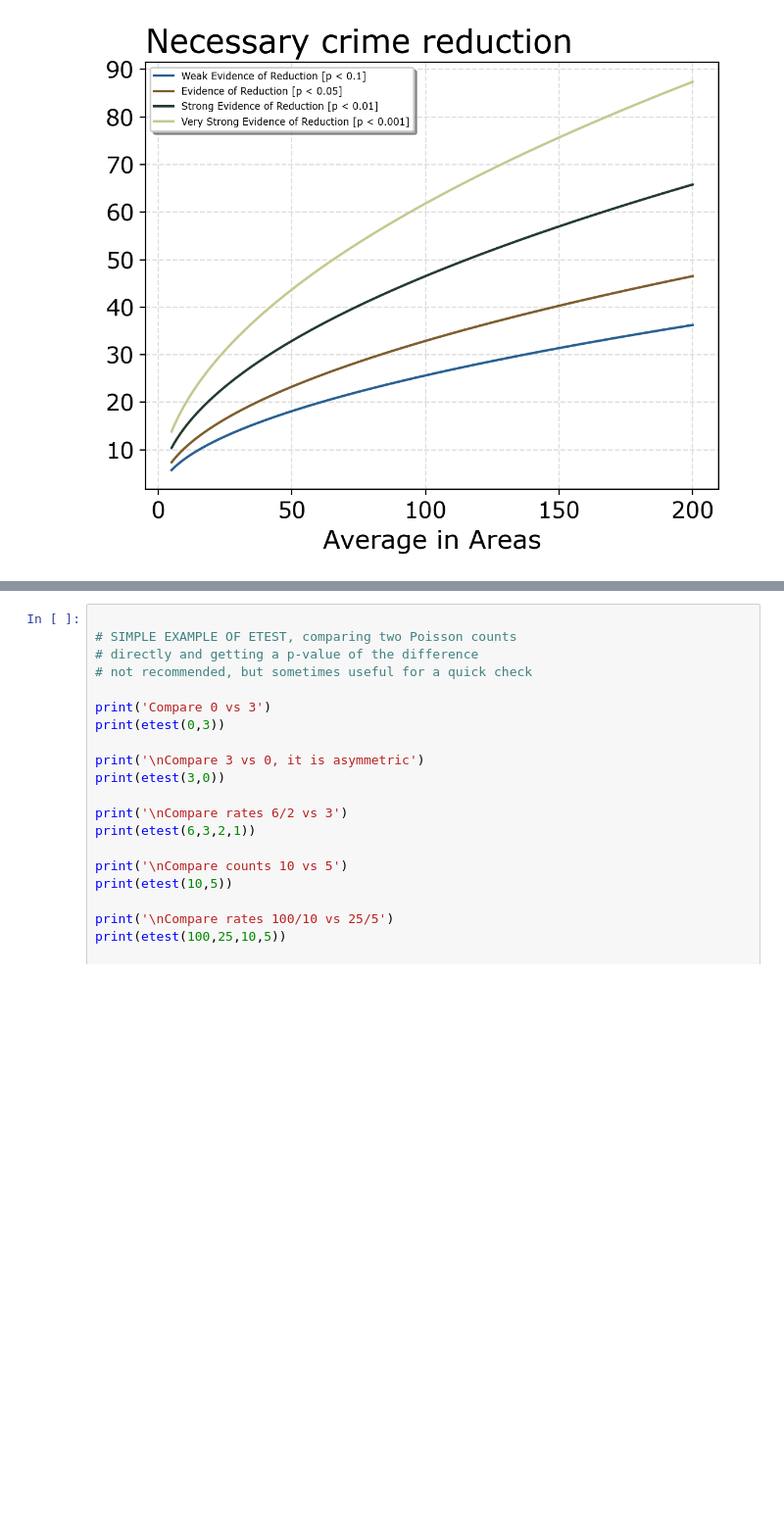
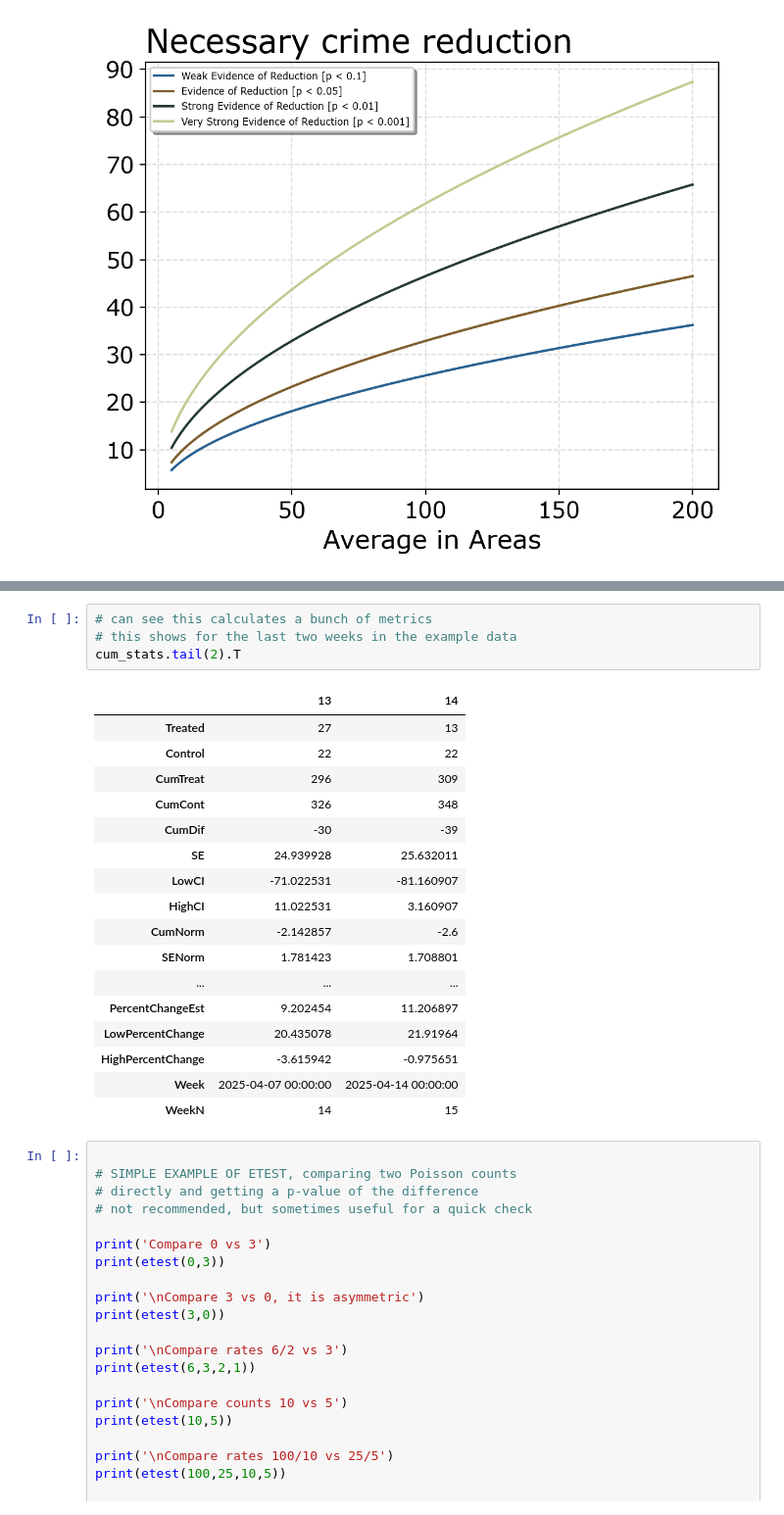
Before and after one commit to apwheele/crimepy, a Jupyter notebook: notebooks/WDD_Examples.ipynb, the cells around one changed output, grey strips where cells are left out. Shown at 98% size. Cells and saved outputs as stored; diff of their text form; blank space fills up the shorter version.

Commit message:
one example in WDD notebook was not updated

```diff
--- a/notebooks/WDD_Examples.ipynb
+++ b/notebooks/WDD_Examples.ipynb
@@ -143,3 +147,25 @@ ax.plot(cum_stats['Week'],cum_stats['CumDif'],c='k',linewidth=1.3,
+# %%
+# can see this calculates a bunch of metrics
+# this shows for the last two weeks in the example data
+cum_stats.tail(2).T
+# %% [output]
+|  | 13 | 14 |
+| Treated | 27 | 13 |
+| Control | 22 | 22 |
+| CumTreat | 296 | 309 |
+| CumCont | 326 | 348 |
+| CumDif | -30 | -39 |
+| SE | 24.939928 | 25.632011 |
+| LowCI | -71.022531 | -81.160907 |
+| HighCI | 11.022531 | 3.160907 |
+| CumNorm | -2.142857 | -2.6 |
+| SENorm | 1.781423 | 1.708801 |
+| ... | ... | ... |
+| PercentChangeEst | 9.202454 | 11.206897 |
+| LowPercentChange | 20.435078 | 21.91964 |
+| HighPercentChange | -3.615942 | -0.975651 |
+| Week | 2025-04-07 00:00:00 | 2025-04-14 00:00:00 |
+| WeekN | 14 | 15 |
 # %%
 
 # SIMPLE EXAMPLE OF ETEST, comparing two Poisson counts
```
Also changed, not shown: parts of 2 cells of this notebook.
